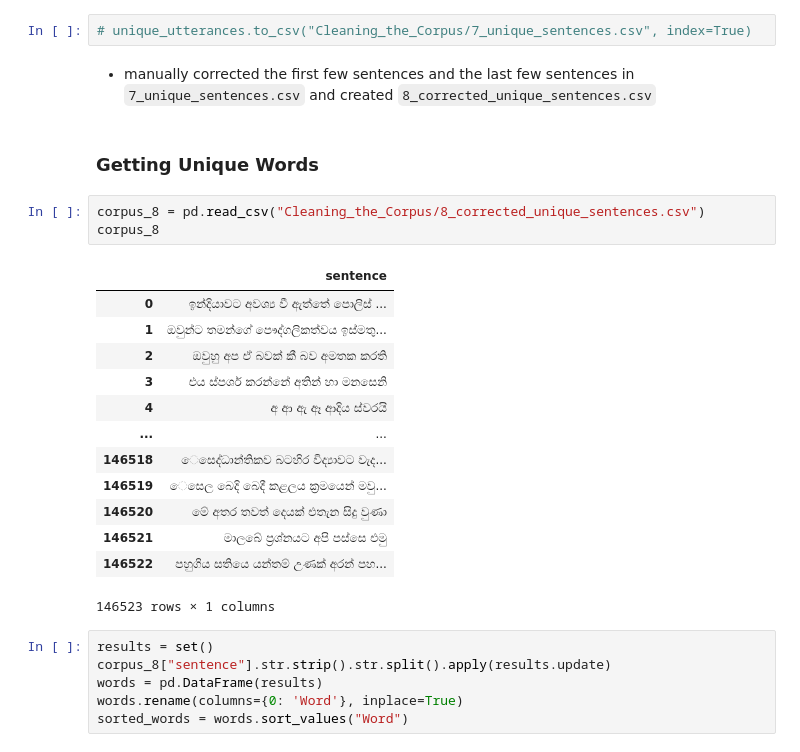
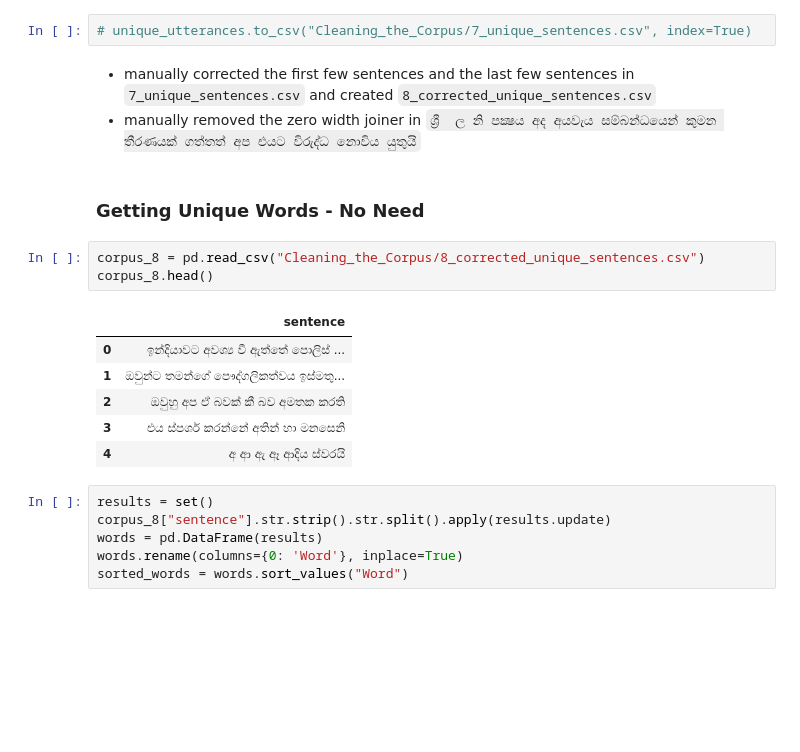
Before and after one commit to SinSpeech-Development/Kalaya-Text-Corpus, a Jupyter notebook: Cleaning the Text Corpus.ipynb, the cells around one changed output. Cells and saved outputs as stored; diff of their text form; blank space fills up the shorter version.

Commit message:
cleaning the text corpus

```diff
--- a/Cleaning the Text Corpus.ipynb
+++ b/Cleaning the Text Corpus.ipynb
@@ -133,25 +133,19 @@ unique_utterances = stripped_corpus.groupby(["sentence"]).count()
 # unique_utterances.to_csv("Cleaning_the_Corpus/7_unique_sentences.csv", index=True)
 # %% [markdown]
 - manually corrected the first few sentences and the last few sentences in `7_unique_sentences.csv` and created `8_corrected_unique_sentences.csv`
+- manually removed the zero width joiner in `ශ්‍රී ‍ ල නි පක්‍ෂය අද අයවැය සම්බන්ධයෙන් කුමන තීරණයක් ගත්තත් අප එයට විරුද්ධ නොවිය යුතුයි`
 # %% [markdown]
-### Getting Unique Words
+### Getting Unique Words - No Need
 # %%
 corpus_8 = pd.read_csv("Cleaning_the_Corpus/8_corrected_unique_sentences.csv")
-corpus_8
+corpus_8.head()
 # %% [output]
 |  | sentence |
 | 0 | ඉන්දියාවට අවශ්‍ය වී ඇත්තේ පොලිස් ... |
 | 1 | ඔවුන්ට තමන්ගේ පෞද්ගලිකත්වය ඉස්මතු... |
 | 2 | ඔවුහු අප ඒ බවක් කී බව අමතක කරති |
 | 3 | එය ස්පර්ශ කරන්නේ අතින් හා මනසෙනි |
 | 4 | අ ආ ඇ ඈ ආදිය ස්වරයි |
-| ... | ... |
-| 146518 | ෙසෙද්ධාන්තිකව බටහිර විද්‍යාවට වැද... |
-| 146519 | ෙසෙල බෙදි බෙදී කළලය ක්‍රමයෙන් මවු... |
-| 146520 | මේ අතර තවත් දෙයක් එතැන සිදු වුණා |
-| 146521 | මාලබේ ප්‍රශ්නයට අපි පස්සෙ එමු |
-| 146522 | ⁣පහුගිය සතියෙ යන්තම් උණක් අරන් පහ... |
-146523 rows × 1 columns
 # %%
 results = set()
 corpus_8["sentence"].str.strip().str.split().apply(results.update)
```
Also changed, not shown: parts of 38 cells of this notebook, 11 other files.
